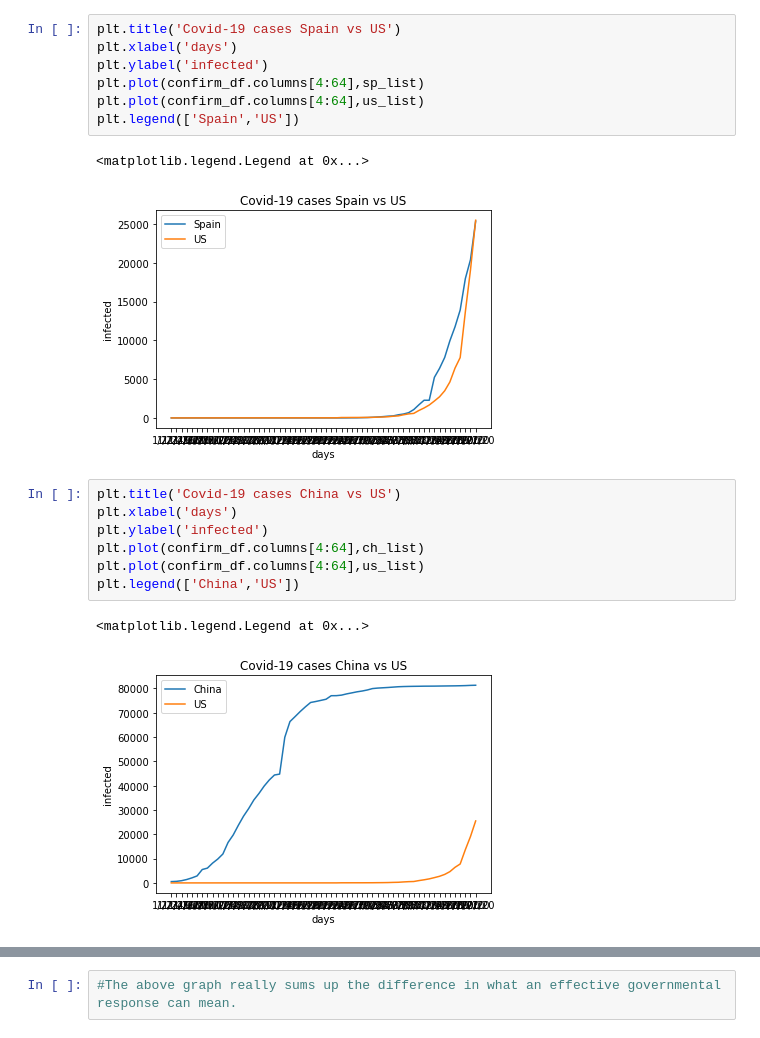
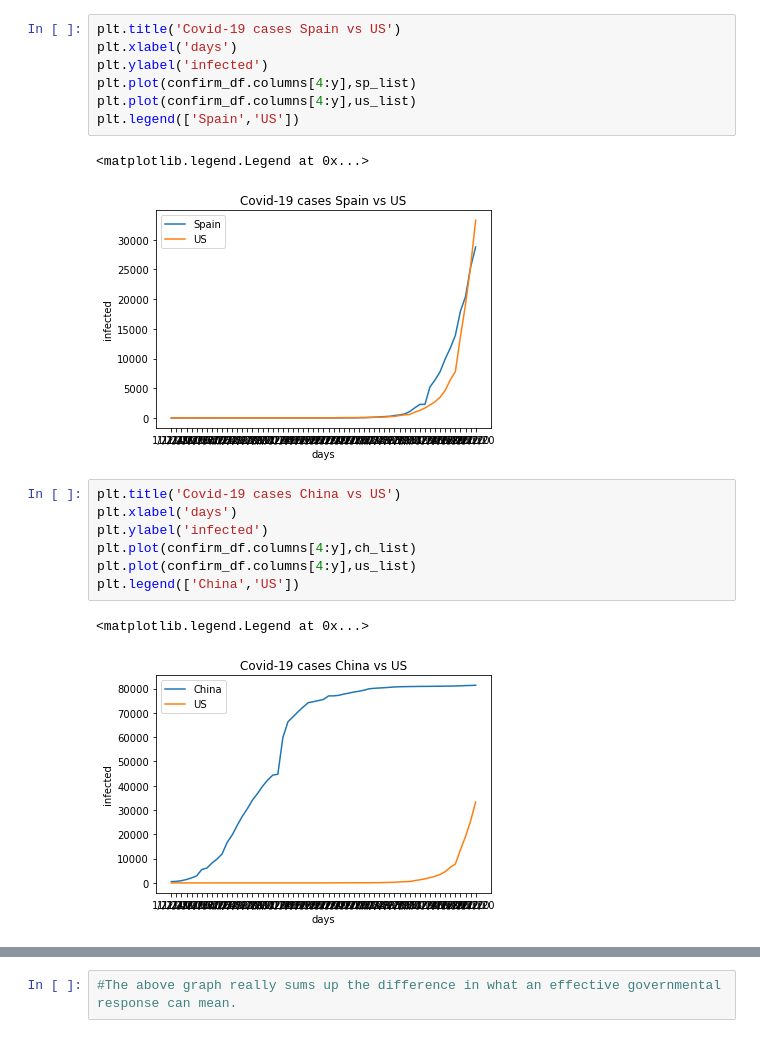
Before and after one commit to Agalexa/Data, a Jupyter notebook: final_one.ipynb, the cells around one changed output, grey strips where cells are left out. Drawn from its saved outputs; the diff is of its cells as text.

```diff
--- a/final_one.ipynb
+++ b/final_one.ipynb
@@ -143,23 +198,23 @@ plt.legend(['Italy','US'])
 # %%
 plt.title('Covid-19 cases Spain vs US')
 plt.xlabel('days')
 plt.ylabel('infected')
-plt.plot(confirm_df.columns[4:64],sp_list)
-plt.plot(confirm_df.columns[4:64],us_list)
+plt.plot(confirm_df.columns[4:y],sp_list)
+plt.plot(confirm_df.columns[4:y],us_list)
 plt.legend(['Spain','US'])
 # %% [output]
 <matplotlib.legend.Legend at 0x...>
-[figure, old version]
+[figure, new version]
 # %%
 plt.title('Covid-19 cases China vs US')
 plt.xlabel('days')
 plt.ylabel('infected')
-plt.plot(confirm_df.columns[4:64],ch_list)
-plt.plot(confirm_df.columns[4:64],us_list)
+plt.plot(confirm_df.columns[4:y],ch_list)
+plt.plot(confirm_df.columns[4:y],us_list)
 plt.legend(['China','US'])
 # %% [output]
 <matplotlib.legend.Legend at 0x...>
-[figure, old version]
+[figure, new version]
 # %%
 plt.title('Covid-19 cases Japan vs US')
 plt.xlabel('days')
```
Also changed, not shown: parts of 15 cells of this notebook.
